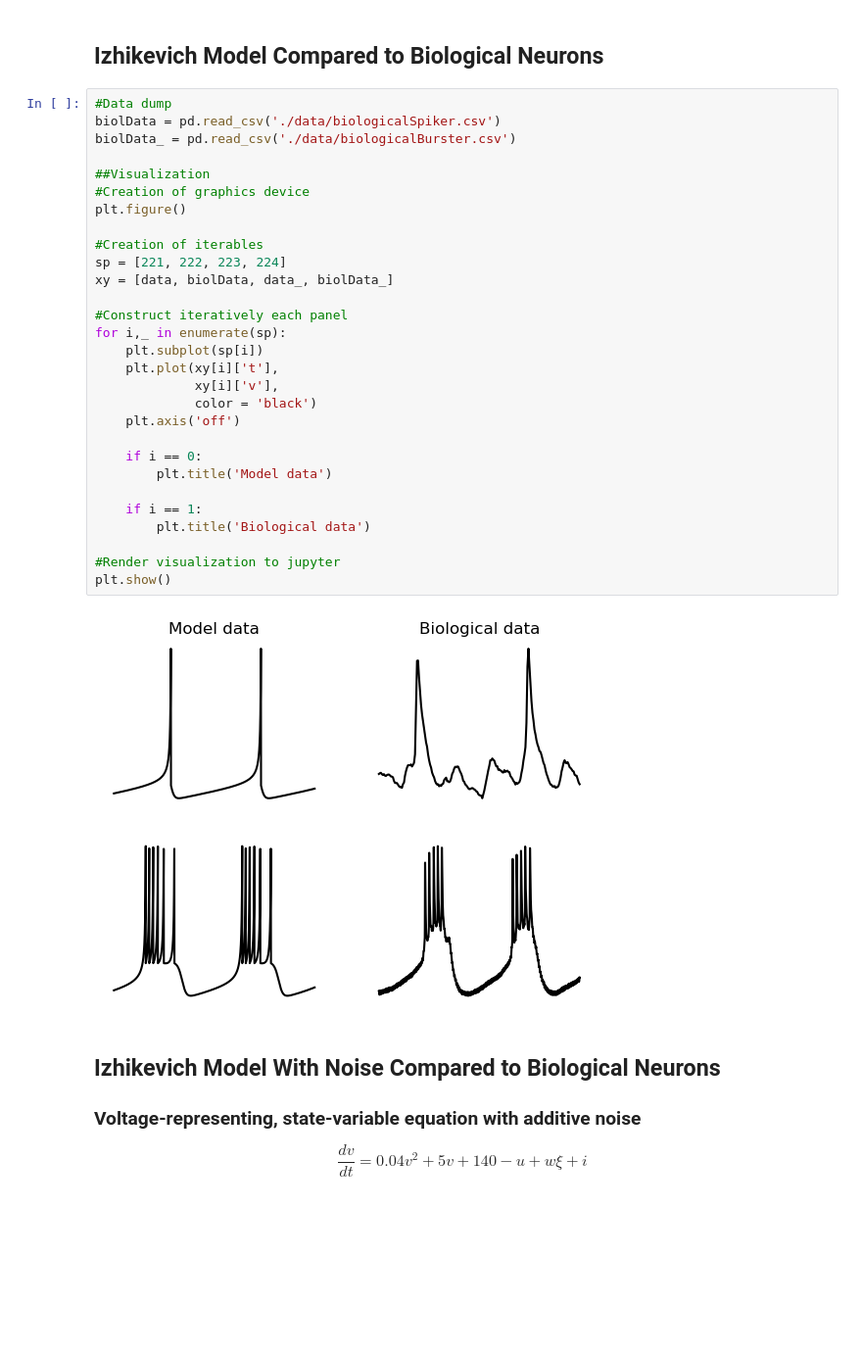
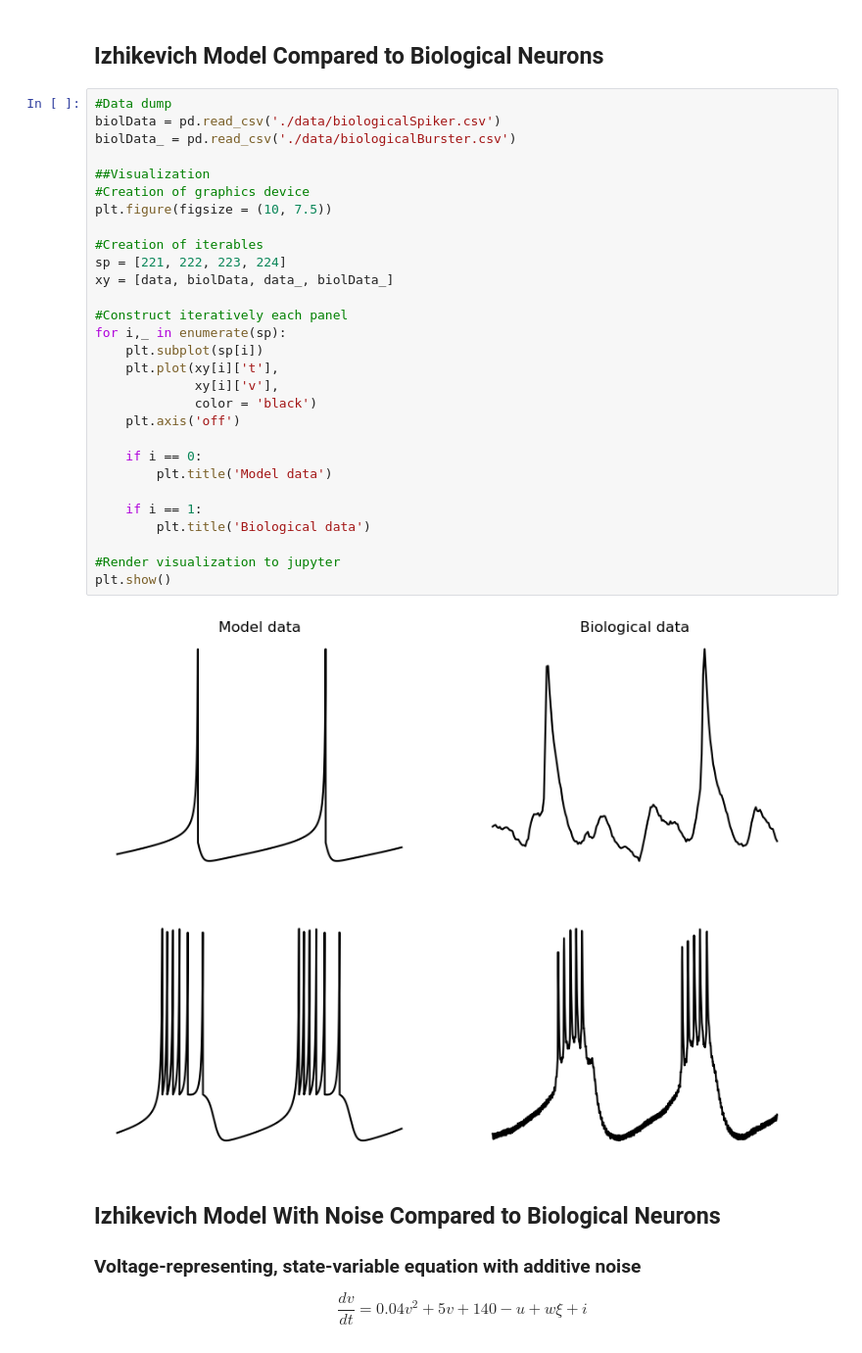
Before and after one commit to ryEllison/specialTopicsInNeuro, a Jupyter notebook: material/week2/solutionsNotebook.ipynb, the cells around one changed output. Shown: that part at 98% size. Saved outputs shown, nothing was run; the diff lists cells and outputs as text; blank space fills up the shorter version.

```diff
--- a/material/week2/solutionsNotebook.ipynb
+++ b/material/week2/solutionsNotebook.ipynb
@@ -698,34 +698,34 @@ plt.show()
 # %%
 #Data dump
 biolData = pd.read_csv('./data/biologicalSpiker.csv')
 biolData_ = pd.read_csv('./data/biologicalBurster.csv')
 
 ##Visualization
 #Creation of graphics device
-plt.figure()
+plt.figure(figsize = (10, 7.5))
 
 #Creation of iterables
 sp = [221, 222, 223, 224]
 xy = [data, biolData, data_, biolData_]
 
 #Construct iteratively each panel
 for i,_ in enumerate(sp):
     plt.subplot(sp[i])
     plt.plot(xy[i]['t'],
              xy[i]['v'],
              color = 'black')
     plt.axis('off')
 
     if i == 0:
         plt.title('Model data')
 
     if i == 1:
         plt.title('Biological data')
 
 #Render visualization to jupyter
 plt.show()
 # %% [output]
-[figure, old version]
+[figure, new version]
 # %% [markdown]
 ## Izhikevich Model With Noise Compared to Biological Neurons
 
```
Also changed, not shown: parts of 13 cells of this notebook, 1 other file.
